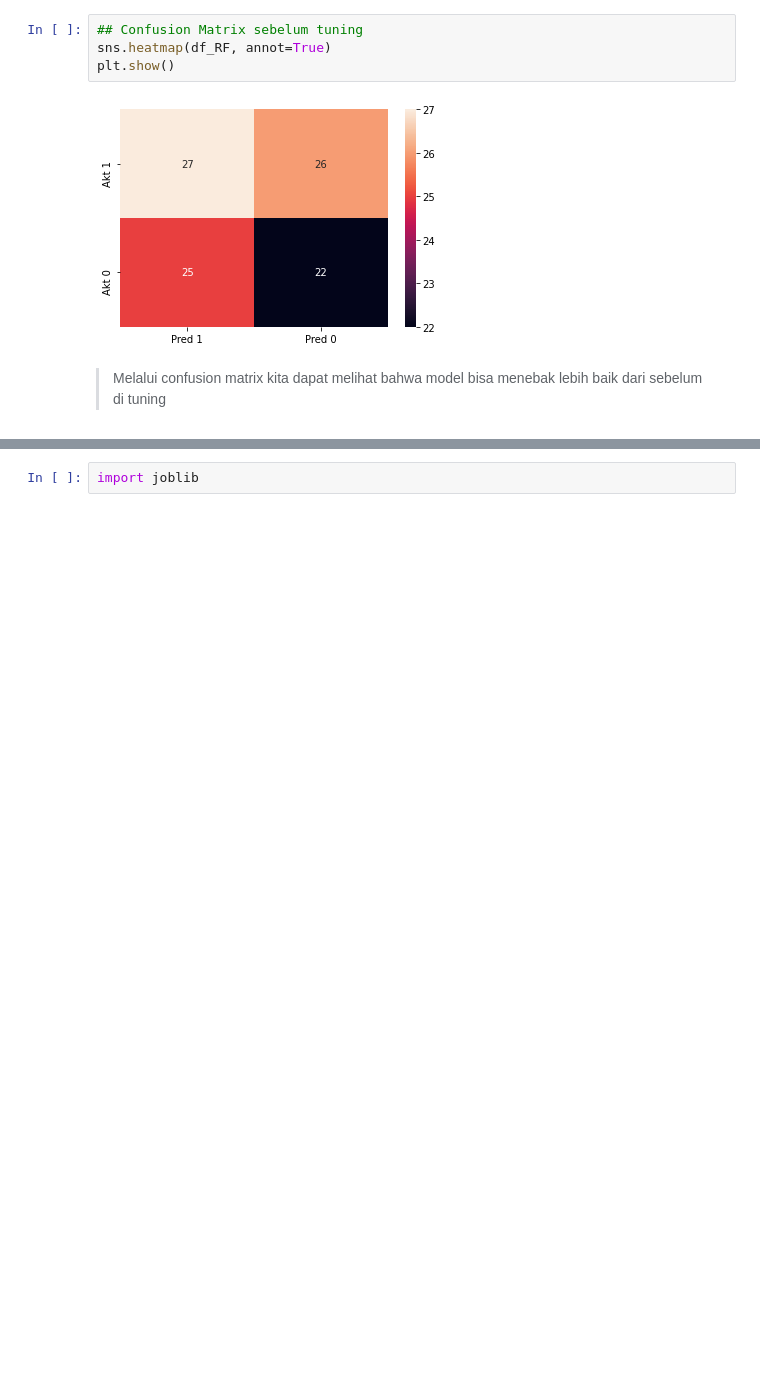
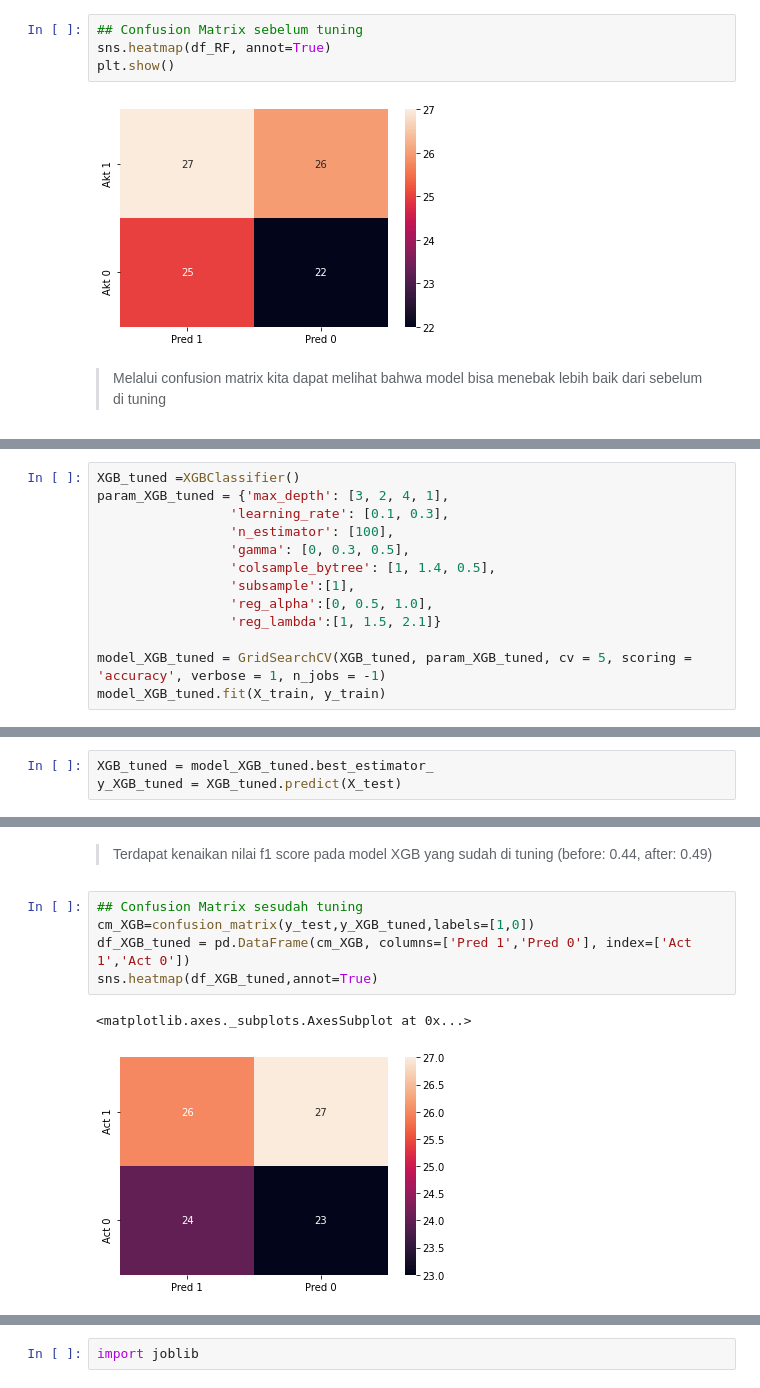
Before and after one commit to cahyoutomo/Satisfaction-Machine-Learning-Project, a Jupyter notebook: Satisfaction-Machine-Learning-Project.ipynb, the cells around one changed output, grey strips where cells are left out. Cells and saved outputs as stored; diff of their text form; blank space fills up the shorter version.

```diff
--- a/Satisfaction-Machine-Learning-Project.ipynb
+++ b/Satisfaction-Machine-Learning-Project.ipynb
@@ -1128,0 +1131,13 @@ plt.show()
+# %%
+XGB_tuned =XGBClassifier()
+param_XGB_tuned = {'max_depth': [3, 2, 4, 1],
+                 'learning_rate': [0.1, 0.3],
+                 'n_estimator': [100],
+                 'gamma': [0, 0.3, 0.5],
+                 'colsample_bytree': [1, 1.4, 0.5],
+                 'subsample':[1],
+                 'reg_alpha':[0, 0.5, 1.0],
+                 'reg_lambda':[1, 1.5, 2.1]}
+
+model_XGB_tuned = GridSearchCV(XGB_tuned, param_XGB_tuned, cv = 5, scoring = 'accuracy', verbose = 1, n_jobs = -1)
+model_XGB_tuned.fit(X_train, y_train)
@@ -1128,0 +1175,3 @@ plt.show()
+# %%
+XGB_tuned = model_XGB_tuned.best_estimator_
+y_XGB_tuned = XGB_tuned.predict(X_test)
@@ -1128,0 +1212,10 @@ plt.show()
+# %% [markdown]
+> Terdapat kenaikan nilai f1 score pada model XGB yang sudah di tuning (before: 0.44, after: 0.49)
+# %%
+## Confusion Matrix sesudah tuning
+cm_XGB=confusion_matrix(y_test,y_XGB_tuned,labels=[1,0])
+df_XGB_tuned = pd.DataFrame(cm_XGB, columns=['Pred 1','Pred 0'], index=['Act 1','Act 0'])
+sns.heatmap(df_XGB_tuned,annot=True)
+# %% [output]
+<matplotlib.axes._subplots.AxesSubplot at 0x...>
+[figure, added]
```
Also changed, not shown: parts of 11 cells of this notebook, 1 other file.
